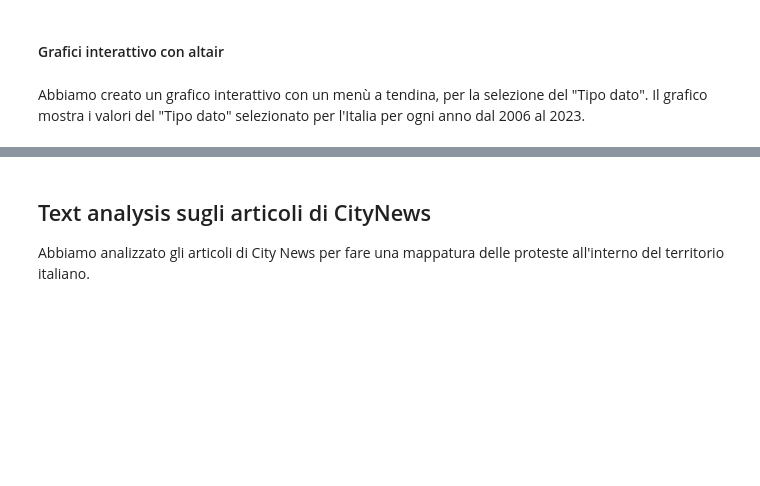
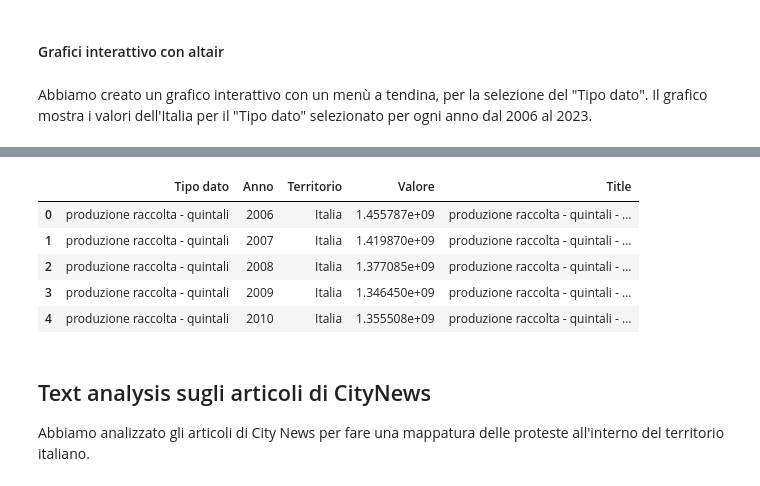
Before and after one commit to AntonioDonnangelo/italian_agriculture_and_protests_analysis, a Jupyter notebook: ISTAT/ISTAT_mappatura.ipynb, the cells around one changed output, grey strips where cells are left out. Saved outputs shown, nothing was run; the diff lists cells and outputs as text; code cells hidden in the pictures; blank space fills up the shorter version.

```diff
--- a/ISTAT/ISTAT_mappatura.ipynb
+++ b/ISTAT/ISTAT_mappatura.ipynb
@@ -149,7 +149,7 @@ data_filtered3 = result
 # %% [markdown]
 #### Grafici interattivo con altair
 # %% [markdown]
-Abbiamo creato un grafico interattivo con un menù a tendina, per la selezione del "Tipo dato". Il grafico mostra i valori del "Tipo dato" selezionato per l'Italia per ogni anno dal 2006 al 2023.
+Abbiamo creato un grafico interattivo con un menù a tendina, per la selezione del "Tipo dato". Il grafico mostra i valori dell'Italia per il "Tipo dato" selezionato per ogni anno dal 2006 al 2023.
 # %%
 # Togli produzione totale - migliaia di quintali perchè arriva solo fino al 2019
 data_filtered3 = data_filtered3[data_filtered3['Tipo dato'] != 'produzione totale - migliaia di quintali']
@@ -240,6 +238,15 @@ with open('chart.json', 'w') as f:
 combined_chart
 # %% [output]
 [interactive output not drawn]
+# %%
+summarized_df.head()
+# %% [output]
+|  | Tipo dato | Anno | Territorio | Valore | Title |
+| 0 | produzione raccolta - quintali | 2006 | Italia | 1.455787e+09 | produzione raccolta - quintali - ... |
+| 1 | produzione raccolta - quintali | 2007 | Italia | 1.419870e+09 | produzione raccolta - quintali - ... |
+| 2 | produzione raccolta - quintali | 2008 | Italia | 1.377085e+09 | produzione raccolta - quintali - ... |
+| 3 | produzione raccolta - quintali | 2009 | Italia | 1.346450e+09 | produzione raccolta - quintali - ... |
+| 4 | produzione raccolta - quintali | 2010 | Italia | 1.355508e+09 | produzione raccolta - quintali - ... |
 # %% [markdown]
 ## Text analysis sugli articoli di CityNews
 Abbiamo analizzato gli articoli di City News per fare una mappatura delle proteste all'interno del territorio italiano.
```
Also changed, not shown: parts of 3 cells of this notebook, 2 other files.
